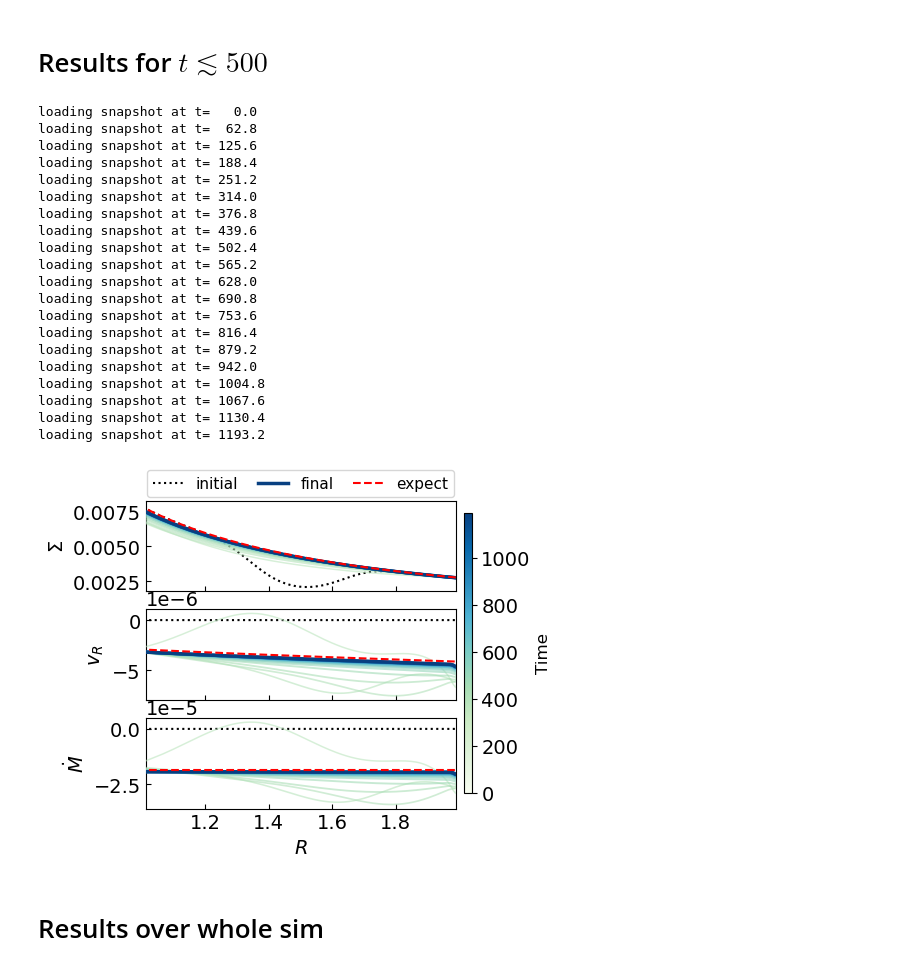
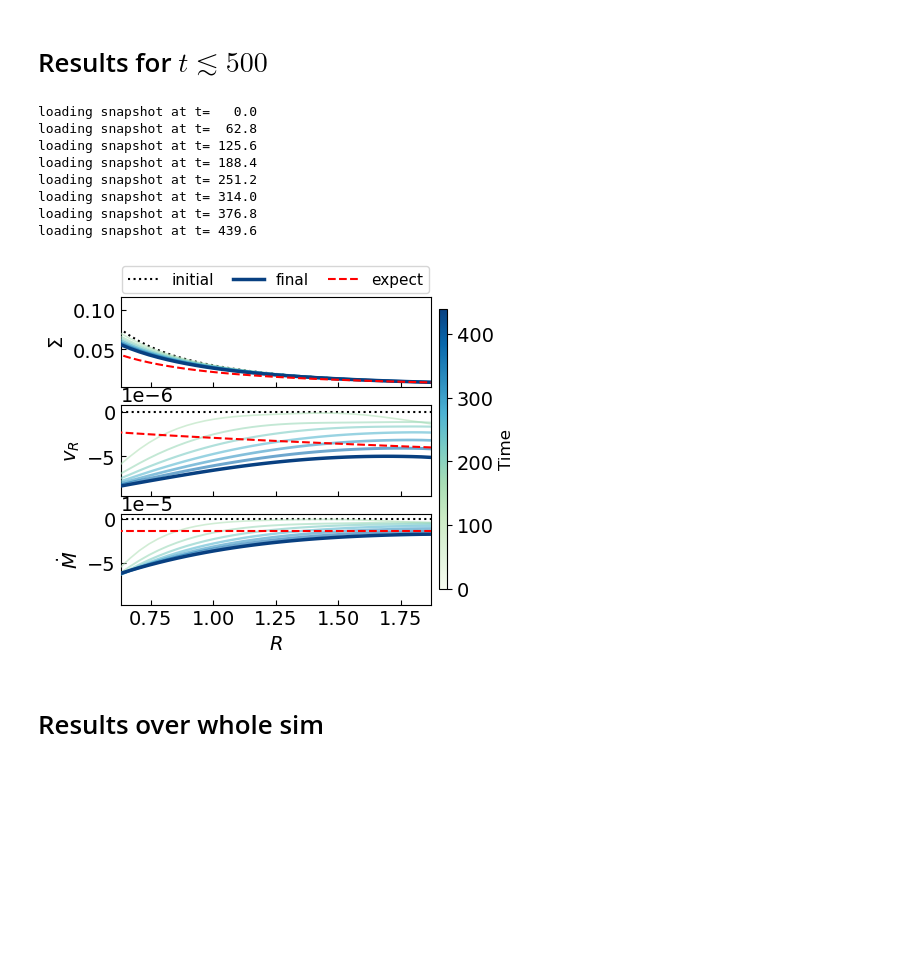
Before and after one commit to Jupiter1994/athena-warps, a Jupyter notebook: warped-disks/jiarus_diagnosis.ipynb, the cells around one changed output. Cells and saved outputs as stored; diff of their text form; code cells hidden in the pictures; blank space fills up the shorter version.

```diff
--- a/warped-disks/jiarus_diagnosis.ipynb
+++ b/warped-disks/jiarus_diagnosis.ipynb
@@ -13,14 +13,15 @@ import athena_read
 import glob
 # %%
 ## Snapshots registration
-path = '/scratch/phn2956/disk-cyl7/'
+path = '/scratch/phn2956/disk-cyl12/'
 #path = '/scratch/phn2956/disk_2d_viscous_gap/'
 snapshot_list = sorted(glob.glob(path+'disk.out1.*.athdf'))
 # %% [markdown]
 # Results for $t \lesssim 500$
 # %%
 ## Plot density, v_r, and Mdot
-snapshot_plot = snapshot_list[0:12:1]
+snapshot_plot = snapshot_list[0:8:1]
+
 
 norm   = mcolors.PowerNorm(gamma=1.5, vmin=0, vmax=len(snapshot_plot)-1)
 colors = [GnBu(0.3 + 0.7 * norm(i)) for i in range(len(snapshot_plot))]
@@ -29,7 +30,7 @@ fig,axs = plt.subplots(3,1, figsize=(4,4),sharex=True,sharey=False)
 
 for i, frame in enumerate(snapshot_plot):
 
-    ath_data  = athena_read.athdf(frame,num_ghost=2,quantities=["rho", "vel1", "vel2", "vel3"])
+    ath_data  = athena_read.athdf(frame,num_ghost=0,quantities=["rho", "vel1", "vel2", "vel3"])
     t_sim = ath_data['Time']
     print('loading snapshot at t= %5.1f'%t_sim)
 
@@ -94,46 +95,34 @@ axs[2].plot(rad_app,Mdot_sol,c='r',lw=1.5,ls='--',zorder=zorder+200)
 axs[0].plot([],[],c='r',lw=1.5,ls='--',zorder=zorder+200,label='expect')
 
 #### labels
 axs[0].set_ylabel(r'$\Sigma$')
 axs[1].set_ylabel(r'$v_{R}$')
 axs[2].set_ylabel(r'$\dot{M}$')
 axs[-1].set_xlabel(r'$R$')
 axs[-1].set_xlim(rad_app[[3,-4]])
 
 axs[0].legend(
     fontsize=11,
     loc='lower left',
     bbox_to_anchor=(0., 1.02, 1., .102),
     ncol=3,
     mode="expand",
     borderaxespad=0.1
 )
 
 
 for ax in axs.flatten():
     ax.tick_params(which='both',direction='in')
 # %% [output]
 loading snapshot at t=   0.0
 loading snapshot at t=  62.8
 loading snapshot at t= 125.6
 loading snapshot at t= 188.4
 loading snapshot at t= 251.2
 loading snapshot at t= 314.0
 loading snapshot at t= 376.8
 loading snapshot at t= 439.6
-loading snapshot at t= 502.4
-loading snapshot at t= 565.2
-loading snapshot at t= 628.0
-loading snapshot at t= 690.8
-loading snapshot at t= 753.6
-loading snapshot at t= 816.4
-loading snapshot at t= 879.2
-loading snapshot at t= 942.0
-loading snapshot at t= 1004.8
-loading snapshot at t= 1067.6
-loading snapshot at t= 1130.4
-loading snapshot at t= 1193.2
-[figure, old version]
+[figure, new version]
 # %% [markdown]
 # Results over whole sim
 # %%
```
Also changed, not shown: parts of 2 cells of this notebook, 1 other file.
